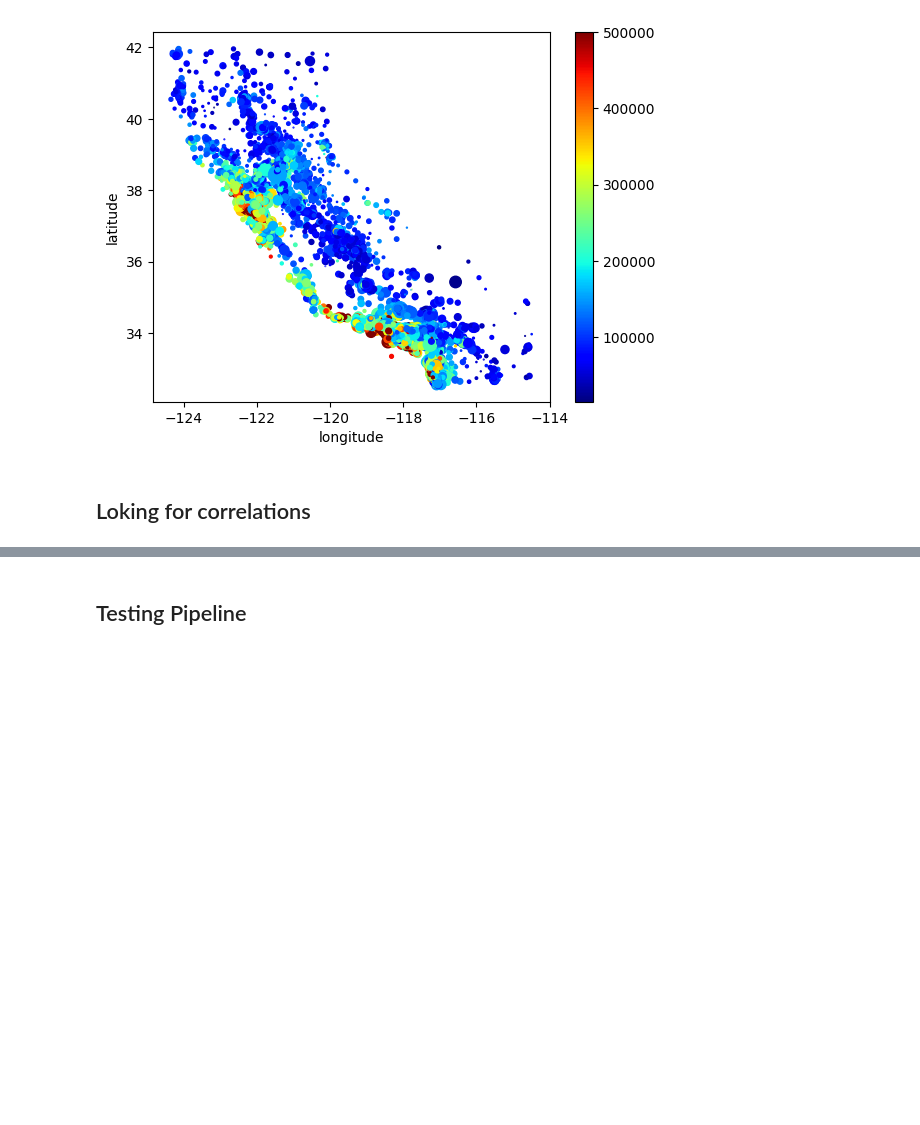
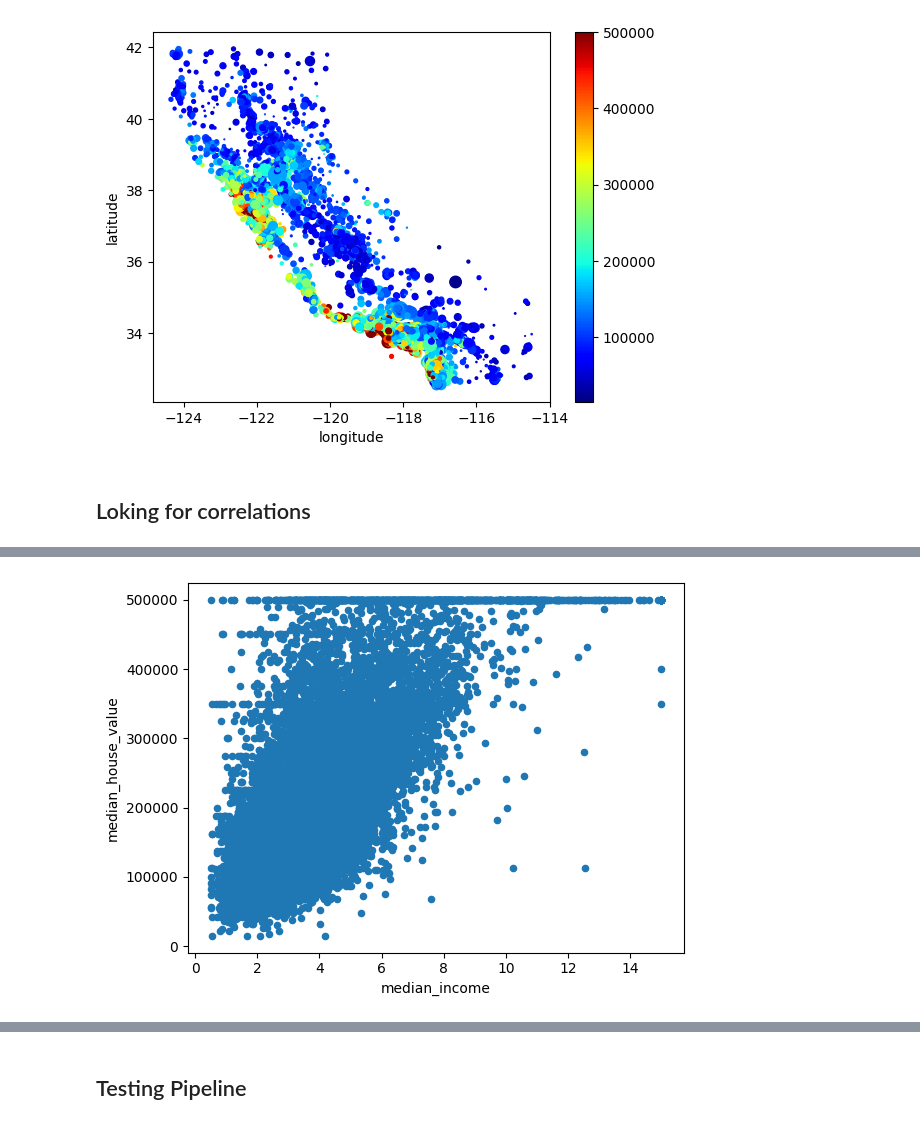
Before and after one commit to asrevo-applied-ml/basic-ml, a Jupyter notebook: e2e_ml.ipynb, the cells around one changed output, grey strips where cells are left out. Drawn from its saved outputs; the diff is of its cells as text; code cells hidden in the pictures; blank space fills up the shorter version.

```diff
--- a/e2e_ml.ipynb
+++ b/e2e_ml.ipynb
@@ -148,4 +176,6 @@ housing[col].corr()
 # %%
-housing.plot.scatter(x="median_income",y="median_house_value")
+strat_train_ds.plot.scatter(x="median_income",y="median_house_value")
 plt.show()
+# %% [output]
+[figure, added]
 # %%
```
Also changed, not shown: parts of 14 cells of this notebook.
